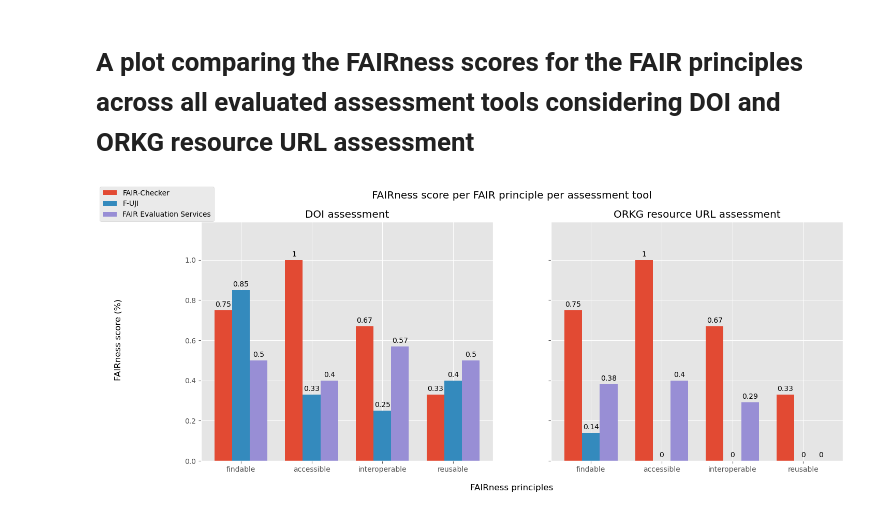
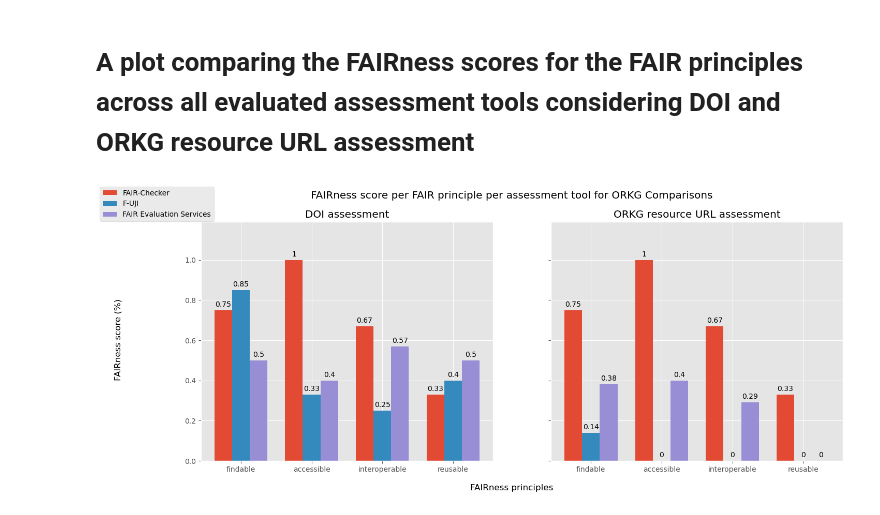
Before and after one commit to mwurzbacher/FAIRness-assessment-tools-evaluation-using-ORKG, a Jupyter notebook: Comparisons_graphs.ipynb, the cells around one changed output. Drawn from its saved outputs; the diff is of its cells as text; code cells hidden in the pictures.

```diff
--- a/Comparisons_graphs.ipynb
+++ b/Comparisons_graphs.ipynb
@@ -227,32 +227,32 @@ fairscores_url = {
 x = np.arange(len(principles))
 width = 0.25
 multiplier = 0
 
 fig, ax = plt.subplots(1,2, sharey=True, figsize=(16, 6))
 for attribute, measurement in fairscores_doi.items():
     offset = width * multiplier
     rects = ax[0].bar(x + offset, measurement, width, label=attribute)
     ax[0].bar_label(rects, padding=3)
     multiplier += 1
 
 multiplier = 0
 for attribute, measurement in fairscores_url.items():
     offset = width * multiplier
     rects = ax[1].bar(x + offset, measurement, width, label=attribute)
     ax[1].bar_label(rects, padding=3)
     multiplier += 1
 
 ax[0].set_xticks(x + width, principles)
 ax[0].set_ylim(0, 1.19)
 ax[0].title.set_text("DOI assessment")
 ax[1].set_xticks(x + width, principles)
 ax[1].title.set_text("ORKG resource URL assessment")
 
 handles, labels = ax[0].get_legend_handles_labels()
 fig.legend(handles, labels, loc="upper left")
 fig.supylabel("FAIRness score (%)")
 fig.supxlabel("FAIRness principles")
-fig.suptitle("FAIRness score per FAIR principle per assessment tool", fontsize="x-large")
+fig.suptitle("FAIRness score per FAIR principle per assessment tool for ORKG Comparisons", fontsize="x-large")
 plt.show()
 # %% [output]
-[figure, old version]
+[figure, new version]
```
Also changed, not shown: parts of 1 cell of this notebook, 7 other files.
